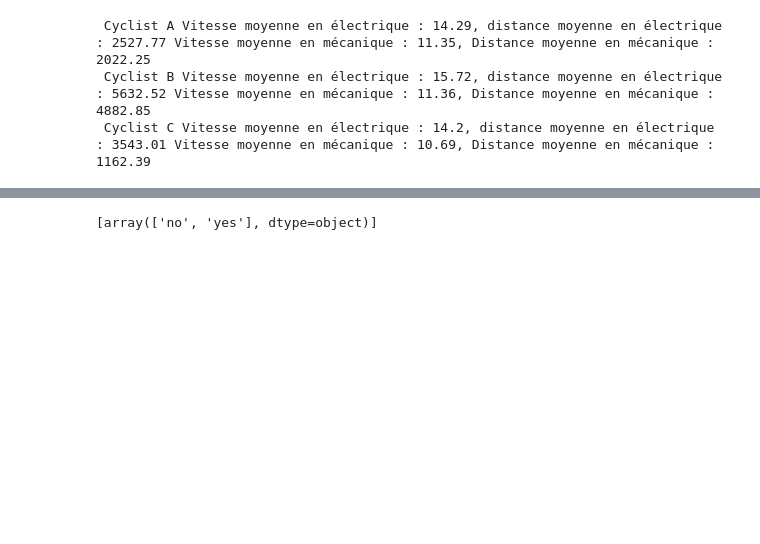
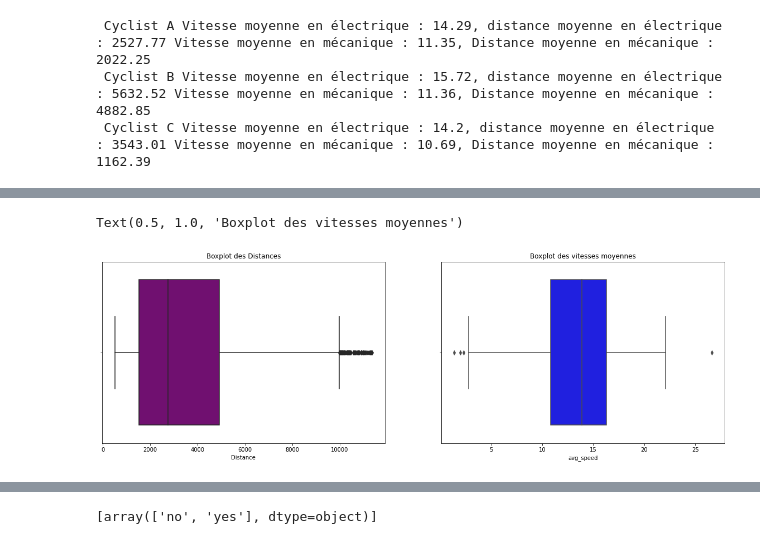
Before and after one commit to Anassidr/Velib_data_analysis, a Jupyter notebook: Velib_data_analysis.ipynb, the cells around one changed output, grey strips where cells are left out. Cells and saved outputs as stored; diff of their text form; code cells hidden in the pictures; blank space fills up the shorter version.

```diff
--- a/Velib_data_analysis.ipynb
+++ b/Velib_data_analysis.ipynb
@@ -351,0 +361,17 @@ df_trajets[df_trajets ['Cyclist'] == 'Cyclist B']['id_velo'].value_counts().loc[
+# %%
+# Supprimer les distances aberrantes
+
+dist_stat = df_new['Distance'].describe()
+
+print(dist_stat)
+
+Q1 = dist_stat[4]
+Q3 = dist_stat[6]
+IQR = Q3-Q1
+upper_bound = Q3 +1.5*IQR
+lower_bound = Q1 -1.5*IQR
+
+print(upper_bound)
+print(lower_bound)
+
+# On n'aura pas besoin de la borne inférieure
@@ -351,0 +390,3 @@ df_trajets[df_trajets ['Cyclist'] == 'Cyclist B']['id_velo'].value_counts().loc[
+# %%
+df_new = df_new[df_new['Distance'] < upper_bound]
+df_new.count()
@@ -351,0 +426,13 @@ df_trajets[df_trajets ['Cyclist'] == 'Cyclist B']['id_velo'].value_counts().loc[
+# %%
+# Boxplots après avoir supprimé les valeurs aberrantes
+
+f, axes = plt.subplots(ncols =2, figsize=(20,6))
+
+sns.boxplot(df_new['Distance'], ax=axes[0], color='purple')
+axes[0].set_title('Boxplot des Distances')
+
+sns.boxplot(df_new['avg_speed'], ax=axes[1], color='blue')
+axes[1].set_title('Boxplot des vitesses moyennes')
+# %% [output]
+Text(0.5, 1.0, 'Boxplot des vitesses moyennes')
+[figure, added]
```
Also changed, not shown: parts of 27 cells of this notebook.
